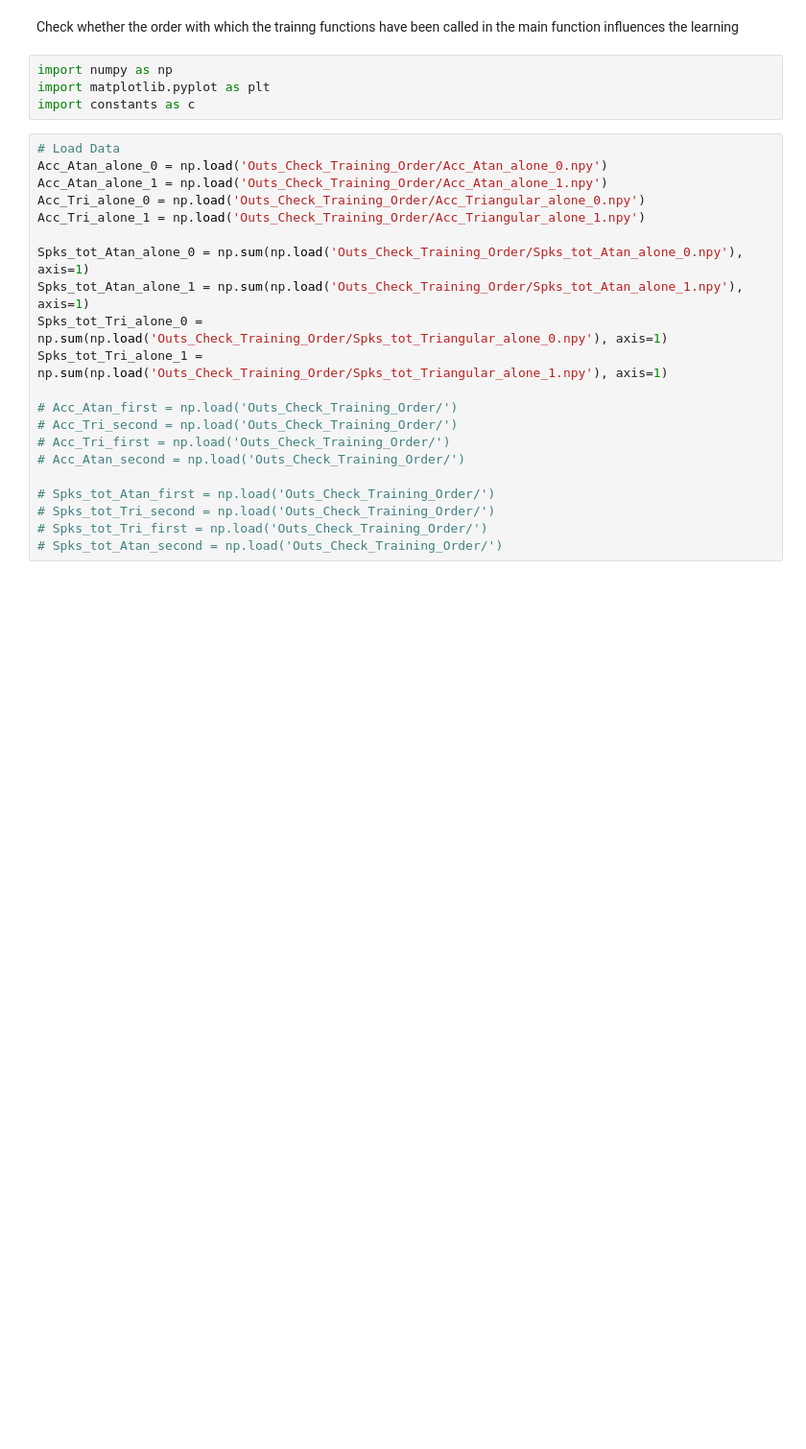
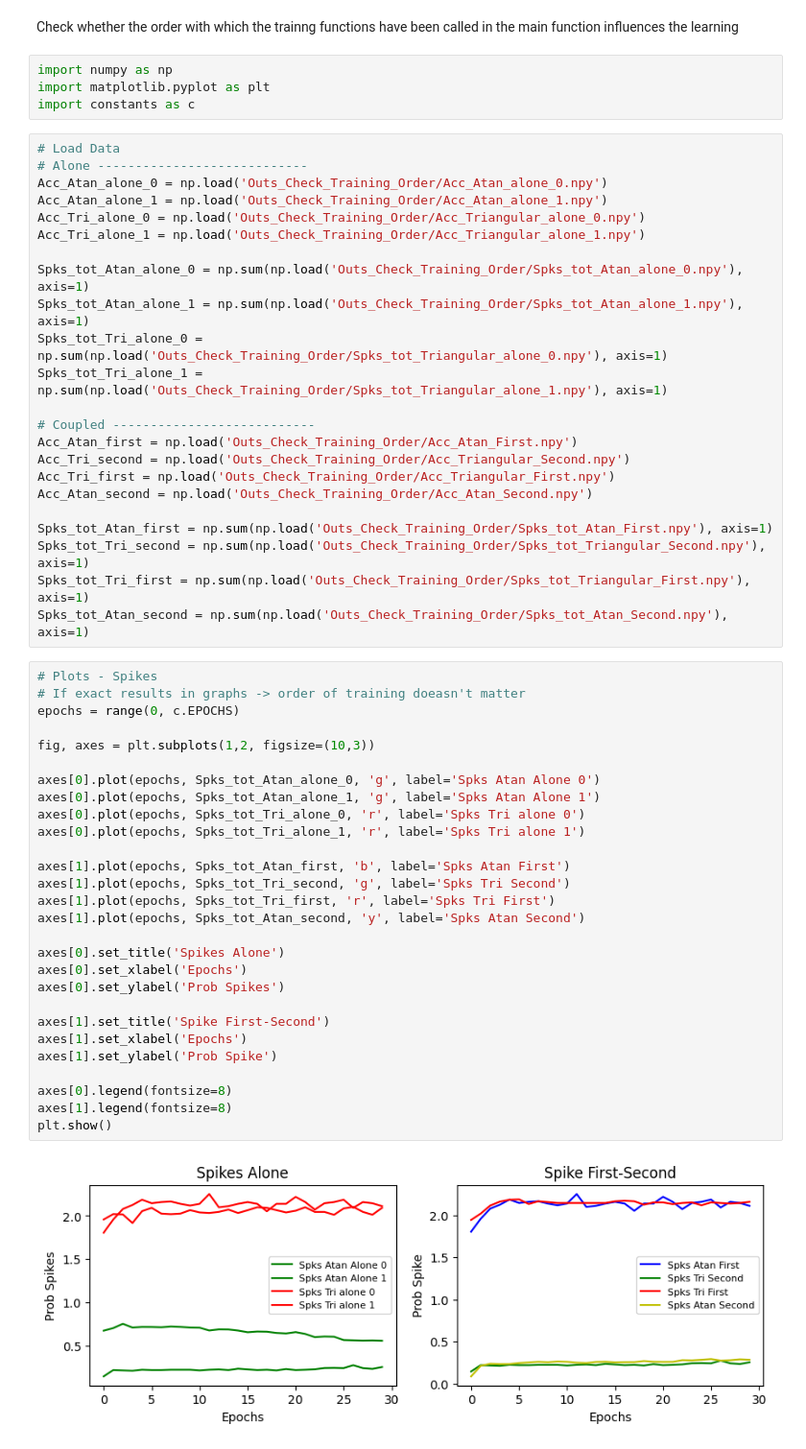
Before and after one commit to LucaFrat/Research_Intern_SNN, a Jupyter notebook: Visualize_Check_Order.ipynb, the cells around one changed output. Shown at 96% size. Cells and saved outputs as stored; diff of their text form; blank space fills up the shorter version.

Commit message:
Check whether order of training matter

```diff
--- a/Visualize_Check_Order.ipynb
+++ b/Visualize_Check_Order.ipynb
@@ -6,6 +6,7 @@ import matplotlib.pyplot as plt
 import constants as c
 # %%
 # Load Data
+# Alone ----------------------------
 Acc_Atan_alone_0 = np.load('Outs_Check_Training_Order/Acc_Atan_alone_0.npy')
 Acc_Atan_alone_1 = np.load('Outs_Check_Training_Order/Acc_Atan_alone_1.npy')
 Acc_Tri_alone_0 = np.load('Outs_Check_Training_Order/Acc_Triangular_alone_0.npy')
@@ -16,12 +17,43 @@ Spks_tot_Atan_alone_1 = np.sum(np.load('Outs_Check_Training_Order/Spks_tot_Atan_
 Spks_tot_Tri_alone_0 = np.sum(np.load('Outs_Check_Training_Order/Spks_tot_Triangular_alone_0.npy'), axis=1)
 Spks_tot_Tri_alone_1 = np.sum(np.load('Outs_Check_Training_Order/Spks_tot_Triangular_alone_1.npy'), axis=1)
 
-# Acc_Atan_first = np.load('Outs_Check_Training_Order/')
-# Acc_Tri_second = np.load('Outs_Check_Training_Order/')
-# Acc_Tri_first = np.load('Outs_Check_Training_Order/')
-# Acc_Atan_second = np.load('Outs_Check_Training_Order/')
+# Coupled ---------------------------
+Acc_Atan_first = np.load('Outs_Check_Training_Order/Acc_Atan_First.npy')
+Acc_Tri_second = np.load('Outs_Check_Training_Order/Acc_Triangular_Second.npy')
+Acc_Tri_first = np.load('Outs_Check_Training_Order/Acc_Triangular_First.npy')
+Acc_Atan_second = np.load('Outs_Check_Training_Order/Acc_Atan_Second.npy')
 
-# Spks_tot_Atan_first = np.load('Outs_Check_Training_Order/')
-# Spks_tot_Tri_second = np.load('Outs_Check_Training_Order/')
-# Spks_tot_Tri_first = np.load('Outs_Check_Training_Order/')
-# Spks_tot_Atan_second = np.load('Outs_Check_Training_Order/')
+Spks_tot_Atan_first = np.sum(np.load('Outs_Check_Training_Order/Spks_tot_Atan_First.npy'), axis=1)
+Spks_tot_Tri_second = np.sum(np.load('Outs_Check_Training_Order/Spks_tot_Triangular_Second.npy'), axis=1)
+Spks_tot_Tri_first = np.sum(np.load('Outs_Check_Training_Order/Spks_tot_Triangular_First.npy'), axis=1)
+Spks_tot_Atan_second = np.sum(np.load('Outs_Check_Training_Order/Spks_tot_Atan_Second.npy'), axis=1)
+# %%
+# Plots - Spikes
+# If exact results in graphs -> order of training doeasn't matter
+epochs = range(0, c.EPOCHS)
+
+fig, axes = plt.subplots(1,2, figsize=(10,3))
+
+axes[0].plot(epochs, Spks_tot_Atan_alone_0, 'g', label='Spks Atan Alone 0')
+axes[0].plot(epochs, Spks_tot_Atan_alone_1, 'g', label='Spks Atan Alone 1')
+axes[0].plot(epochs, Spks_tot_Tri_alone_0, 'r', label='Spks Tri alone 0')
+axes[0].plot(epochs, Spks_tot_Tri_alone_1, 'r', label='Spks Tri alone 1')
+
+axes[1].plot(epochs, Spks_tot_Atan_first, 'b', label='Spks Atan First')
+axes[1].plot(epochs, Spks_tot_Tri_second, 'g', label='Spks Tri Second')
+axes[1].plot(epochs, Spks_tot_Tri_first, 'r', label='Spks Tri First')
+axes[1].plot(epochs, Spks_tot_Atan_second, 'y', label='Spks Atan Second')
+
+axes[0].set_title('Spikes Alone')
+axes[0].set_xlabel('Epochs')
+axes[0].set_ylabel('Prob Spikes')
+
+axes[1].set_title('Spike First-Second')
+axes[1].set_xlabel('Epochs')
+axes[1].set_ylabel('Prob Spike')
+
+axes[0].legend(fontsize=8)
+axes[1].legend(fontsize=8)
+plt.show()
+# %% [output]
+[figure, added]
```
Also changed, not shown: 2 other files.
